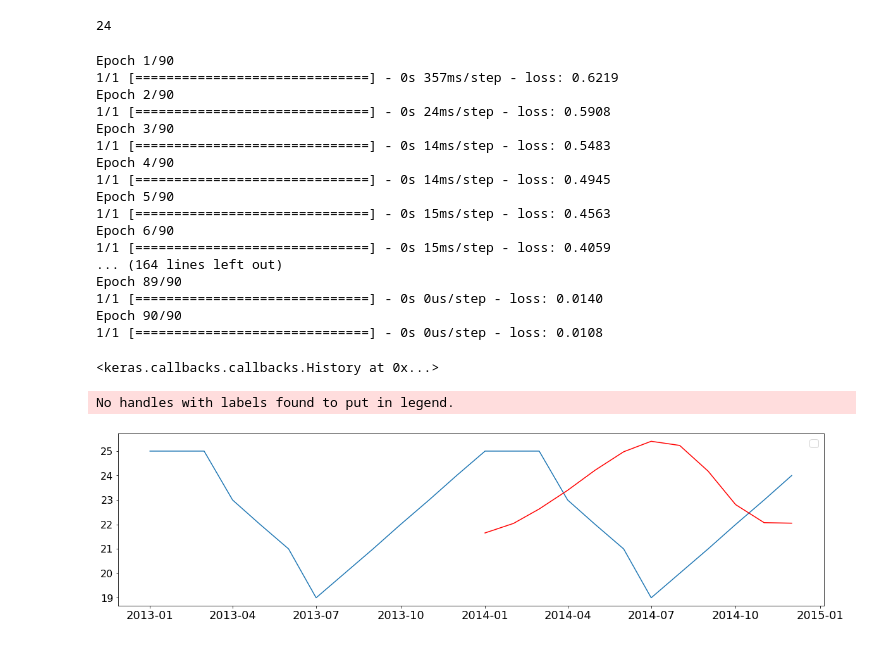
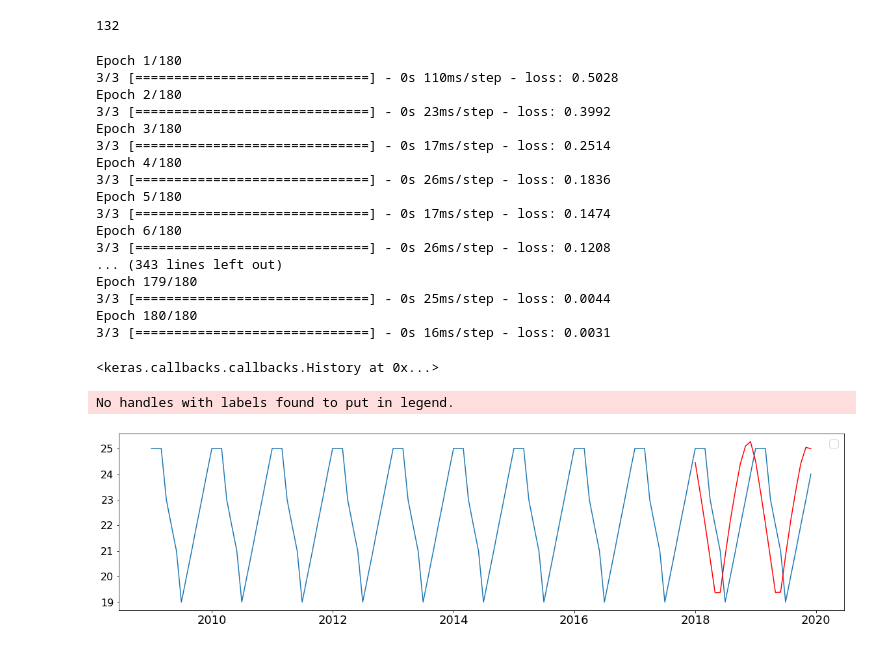
Before and after one commit to TeamUnagi/ML, a Jupyter notebook: YeshanFinalWeatherCode.ipynb, the cells around one changed output. Saved outputs shown, nothing was run; the diff lists cells and outputs as text; code cells hidden in the pictures.

```diff
--- a/YeshanFinalWeatherCode.ipynb
+++ b/YeshanFinalWeatherCode.ipynb
@@ -13,11 +13,41 @@ from keras.layers import LSTM
 from keras.layers import Dropout
 import warnings
 warnings.filterwarnings("ignore")
+import pyodbc
+conn_str = (
+    r'DRIVER={SQL Server};'
+    r'SERVER=unagisqlserver.database.windows.net;'
+    r'DATABASE=unagi;'
+    r'UID=Dhanush;'
+    r'PWD=Dan@123#;'
+)
+location="Ampara"
+cnxn=pyodbc.connect(conn_str)
+cursor=cnxn.cursor()
+cursor.execute("SELECT Date,Temperature FROM dbo.{}".format(location))
+output=[]
+while 1:
+    row=cursor.fetchone()
+    if not row:
+        break
+    output.append(row.Date)
+    output.append(row.Temperature)
+length=len(output)
+f=open("{}temp.csv".format(location),"w")
+f.write("Date,Temperature")
+f.write("\n")
+i=0
+while i<length:
+    f.write("{},{}".format(output[i],output[i+1]))
+    f.write("\n")
+    i=i+2
+f.close()
+cnxn.close()
 
 def parser(x):
     return datetime.strptime(x,'%m/%Y')
 
-df = pd.read_csv('D:\WeatherFiles/Ampara.csv',parse_dates=[0],date_parser=parser)
+df = pd.read_csv('C:/Users/User/Desktop/python/AmparaAll.csv',parse_dates=[0],date_parser=parser)
 # %%
 df = df.set_index('Date')
 # %%
@@ -28,18 +58,18 @@ df.plot()
 # %%
 df.size
 # %% [output]
-24
+132
 # %%
-train, test = df[:18], df[18:]
+train, test = df[:50], df[50:]
 # %%
 scaler = MinMaxScaler()
 scaler.fit(train)
 train = scaler.transform(train)
 test = scaler.transform(test)
 # %%
-n_input = 12
+n_input = 24
 n_features = 1
-generator = TimeseriesGenerator(train, train, length=n_input, batch_size=6)
+generator = TimeseriesGenerator(train, train, length=n_input, batch_size=12)
 # %%
 model = Sequential()
 model.add(LSTM(200, activation='relu', input_shape=(n_input, n_features)))
@@ -47,25 +77,25 @@ model.add(Dropout(0.15))
 model.add(Dense(1))
 model.compile(optimizer='adam', loss='mse')
 # %%
-model.fit_generator(generator,epochs=90)
+model.fit_generator(generator,epochs=180)
 # %% [output]
-Epoch 1/90
-1/1 [==============================] - 0s 357ms/step - loss: 0.6219
-Epoch 2/90
-1/1 [==============================] - 0s 24ms/step - loss: 0.5908
-Epoch 3/90
-1/1 [==============================] - 0s 14ms/step - loss: 0.5483
-Epoch 4/90
-1/1 [==============================] - 0s 14ms/step - loss: 0.4945
-Epoch 5/90
-1/1 [==============================] - 0s 15ms/step - loss: 0.4563
-Epoch 6/90
-1/1 [==============================] - 0s 15ms/step - loss: 0.4059
-... (164 lines left out)
-Epoch 89/90
-1/1 [==============================] - 0s 0us/step - loss: 0.0140
-Epoch 90/90
-1/1 [==============================] - 0s 0us/step - loss: 0.0108
+Epoch 1/180
+3/3 [==============================] - 0s 110ms/step - loss: 0.5028
+Epoch 2/180
+3/3 [==============================] - 0s 23ms/step - loss: 0.3992
+Epoch 3/180
+3/3 [==============================] - 0s 17ms/step - loss: 0.2514
+Epoch 4/180
+3/3 [==============================] - 0s 26ms/step - loss: 0.1836
+Epoch 5/180
+3/3 [==============================] - 0s 17ms/step - loss: 0.1474
+Epoch 6/180
+3/3 [==============================] - 0s 26ms/step - loss: 0.1208
+... (343 lines left out)
+Epoch 179/180
+3/3 [==============================] - 0s 25ms/step - loss: 0.0044
+Epoch 180/180
+3/3 [==============================] - 0s 16ms/step - loss: 0.0031
 <keras.callbacks.callbacks.History at 0x...>
 # %%
 pred_list = []
@@ -82,15 +112,15 @@ df_predict = pd.DataFrame(scaler.inverse_transform(pred_list),
 df_test = pd.concat([df,df_predict], axis=1)
 # %%
 plt.figure(figsize=(20, 5))
-plt.plot(df_test.index, df_test['Temp'])
+plt.plot(df_test.index, df_test['Temperature'])
 plt.plot(df_test.index, df_test['Prediction'], color='r')
 plt.legend(loc='best', fontsize='xx-large')
 plt.xticks(fontsize=18)
 plt.yticks(fontsize=16)
 plt.show()
 # %% [output]
 No handles with labels found to put in legend.
-[figure, old version]
+[figure, new version]
 # %%
 df.tail()
 # %% [output]
```
Also changed, not shown: parts of 8 cells of this notebook.
